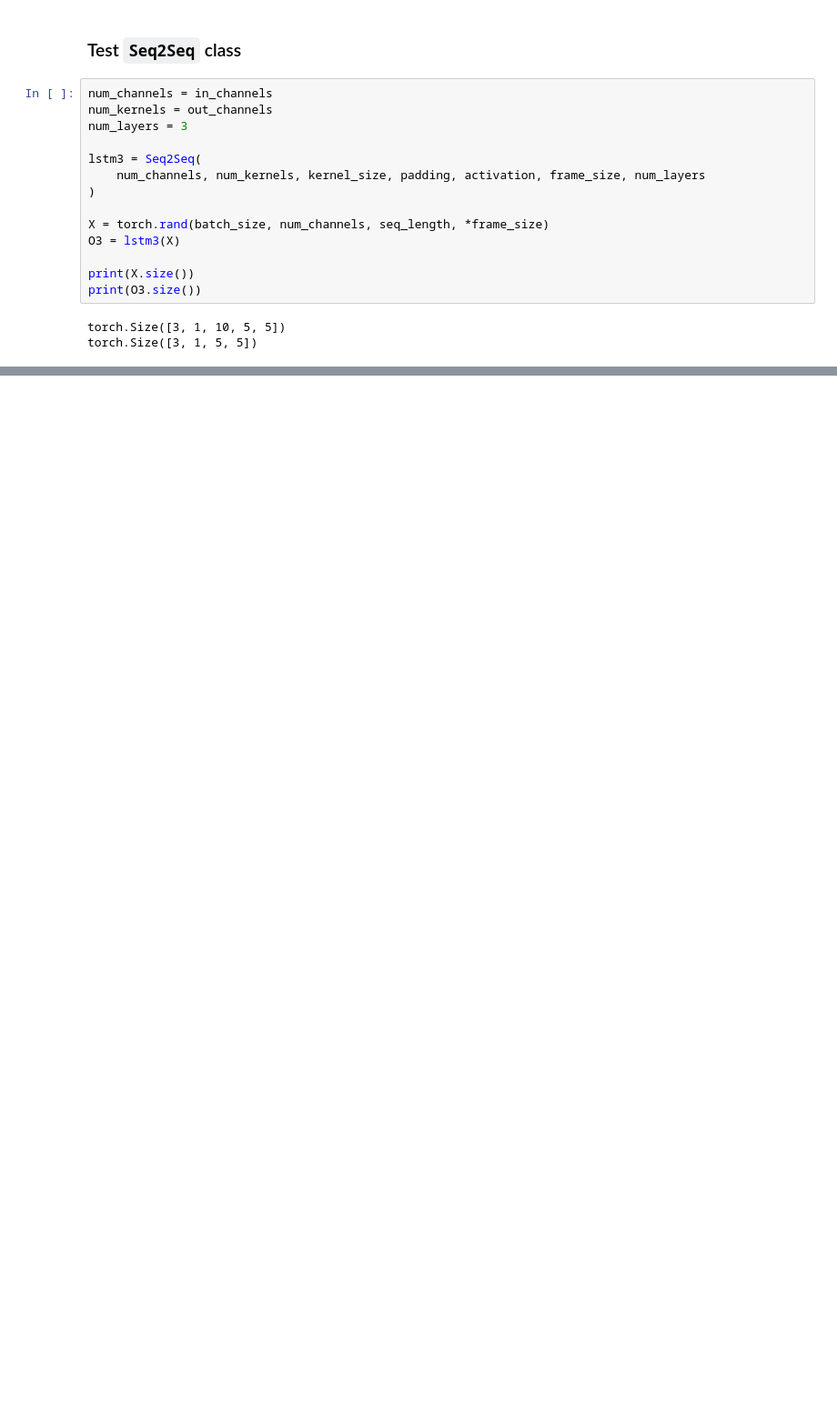
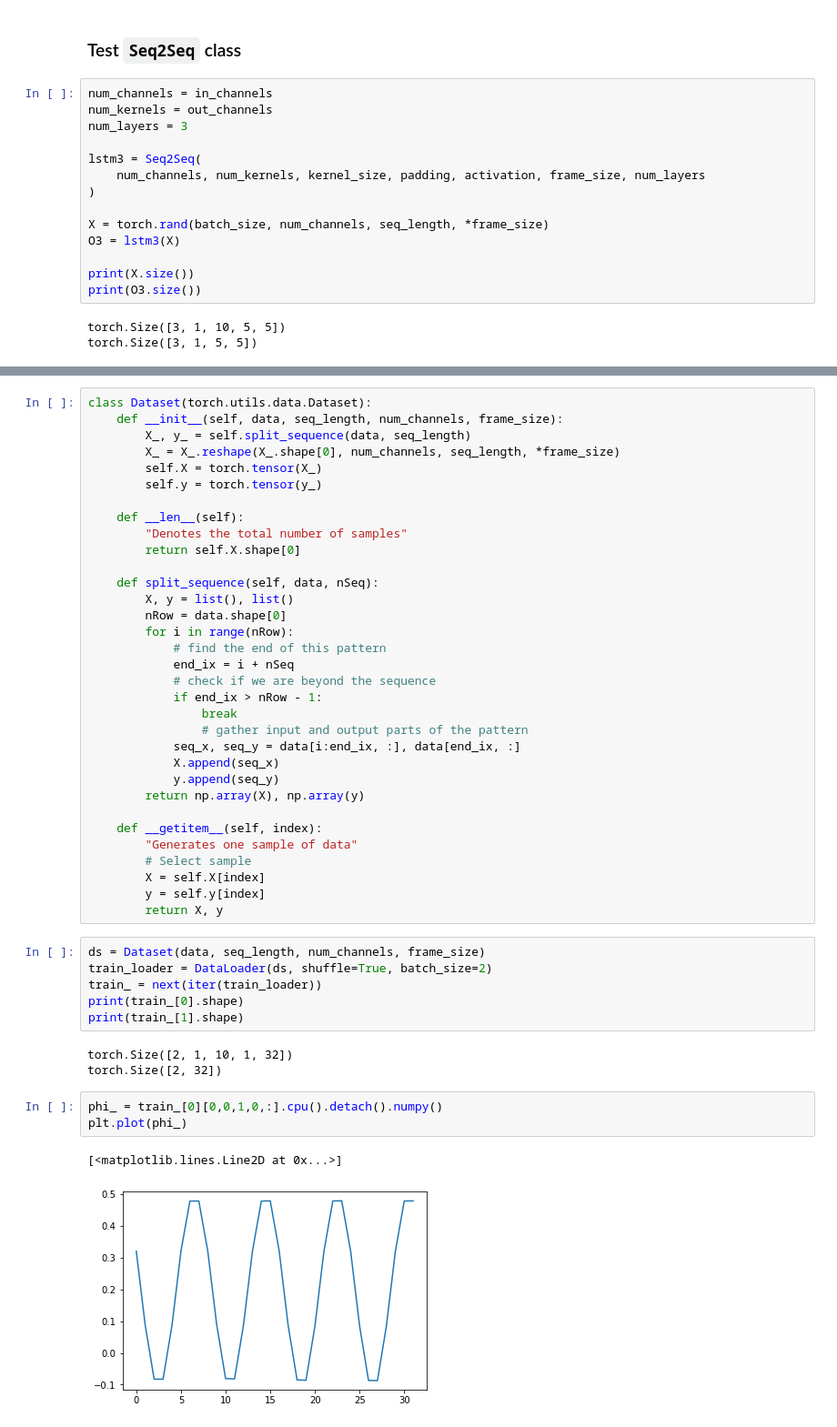
Before and after one commit to nnnpooh/pfc-ml, a Jupyter notebook: T04 - Pytorch ConvLSTM/C2 - ConvLSTM.ipynb, the cells around one changed output, grey strips where cells are left out. Shown: that part at 91% size. Drawn from its saved outputs; the diff is of its cells as text; blank space fills up the shorter version.

```diff
--- a/T04 - Pytorch ConvLSTM/C2 - ConvLSTM.ipynb
+++ b/T04 - Pytorch ConvLSTM/C2 - ConvLSTM.ipynb
@@ -219,0 +260,48 @@ torch.Size([3, 1, 5, 5])
+# %%
+class Dataset(torch.utils.data.Dataset):
+    def __init__(self, data, seq_length, num_channels, frame_size):
+        X_, y_ = self.split_sequence(data, seq_length)
+        X_ = X_.reshape(X_.shape[0], num_channels, seq_length, *frame_size)
+        self.X = torch.tensor(X_)
+        self.y = torch.tensor(y_)
+
+    def __len__(self):
+        "Denotes the total number of samples"
+        return self.X.shape[0]
+
+    def split_sequence(self, data, nSeq):
+        X, y = list(), list()
+        nRow = data.shape[0]
+        for i in range(nRow):
+            # find the end of this pattern
+            end_ix = i + nSeq
+            # check if we are beyond the sequence
+            if end_ix > nRow - 1:
+                break
+                # gather input and output parts of the pattern
+            seq_x, seq_y = data[i:end_ix, :], data[end_ix, :]
+            X.append(seq_x)
+            y.append(seq_y)
+        return np.array(X), np.array(y)
+
+    def __getitem__(self, index):
+        "Generates one sample of data"
+        # Select sample
+        X = self.X[index]
+        y = self.y[index]
+        return X, y
+# %%
+ds = Dataset(data, seq_length, num_channels, frame_size)
+train_loader = DataLoader(ds, shuffle=True, batch_size=2)
+train_ = next(iter(train_loader))
+print(train_[0].shape)
+print(train_[1].shape)
+# %% [output]
+torch.Size([2, 1, 10, 1, 32])
+torch.Size([2, 32])
+# %%
+phi_ = train_[0][0,0,1,0,:].cpu().detach().numpy()
+plt.plot(phi_)
+# %% [output]
+[<matplotlib.lines.Line2D at 0x...>]
+[figure, added]
```
Also changed, not shown: parts of 7 cells of this notebook.
